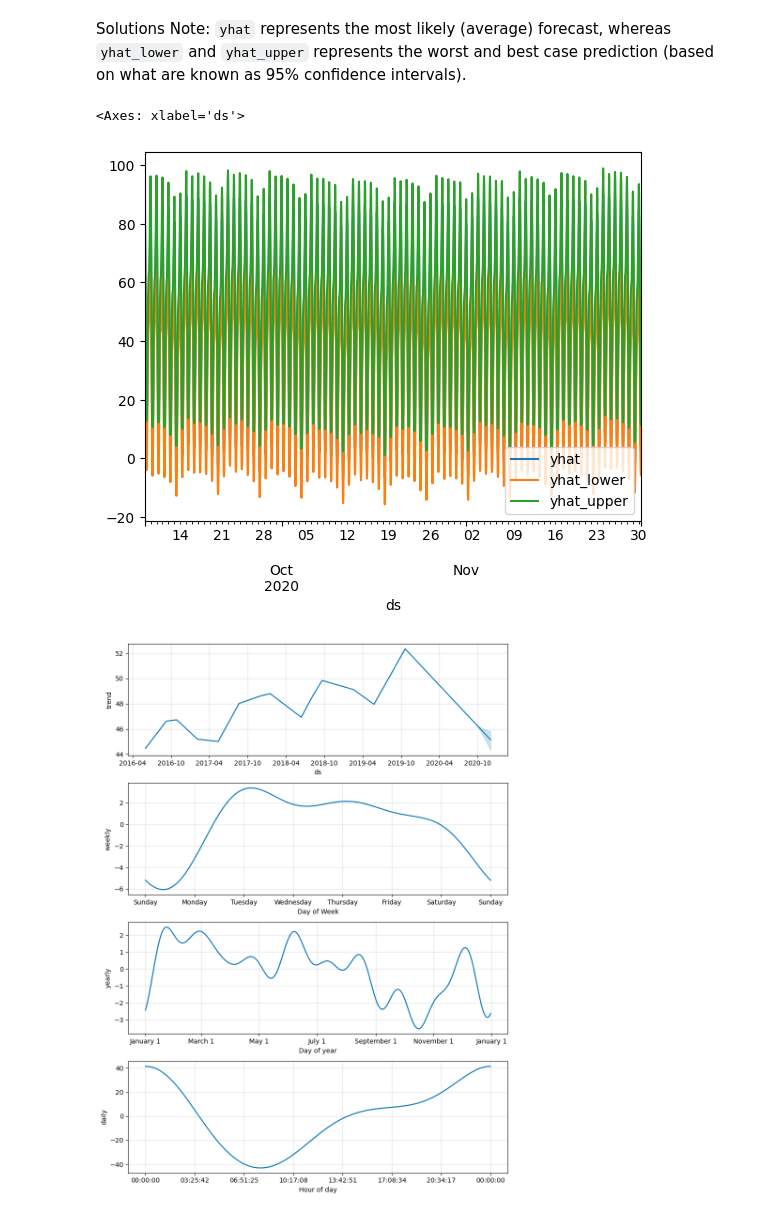
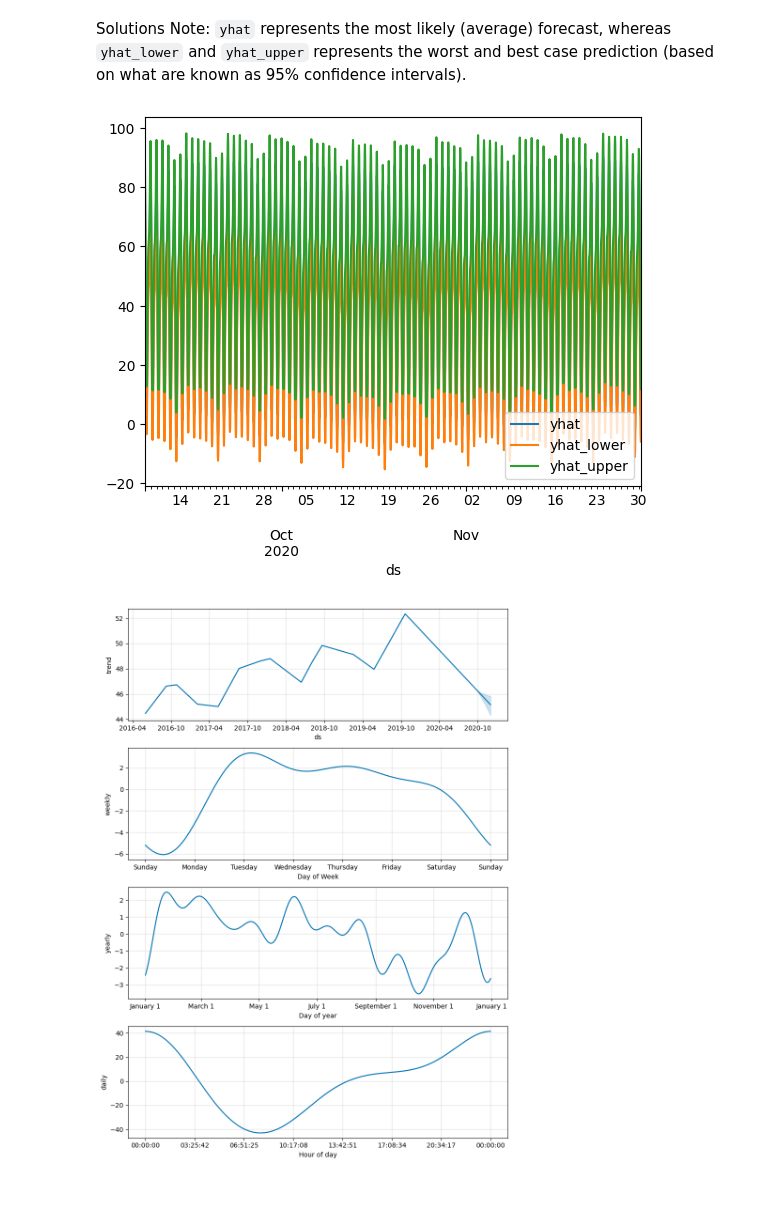
Before and after one commit to Dragon9804/prophet-challenge, a Jupyter notebook: forecasting_net_prophet.ipynb, the cells around one changed output. Saved outputs shown, nothing was run; the diff lists cells and outputs as text; code cells hidden in the pictures.

Commit message:
Completed yhat(s) graph

```diff
--- a/forecasting_net_prophet.ipynb
+++ b/forecasting_net_prophet.ipynb
@@ -498,9 +498,10 @@ Solutions Note: `yhat` represents the most likely (average) forecast, whereas `y
 # %%
 # From the forecast_mercado_trends DataFrame, plot the data to visualize
 #  the yhat, yhat_lower, and yhat_upper columns over the last 2000 hours
+forecast_mercado_trends[['yhat','yhat_lower','yhat_upper']].iloc[-2000:].plot()
+plt.show()
 # %% [output]
-<Axes: xlabel='ds'>
-[figure, old version]
+[figure, new version]
 # %%
 # Reset the index in the forecast_mercado_trends DataFrame
 
```
